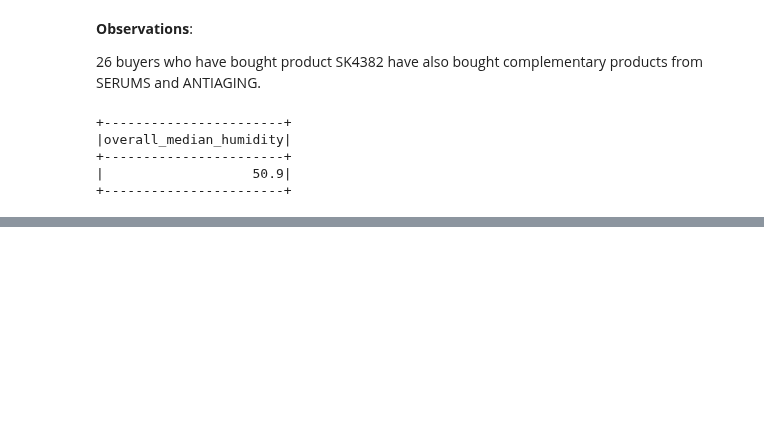
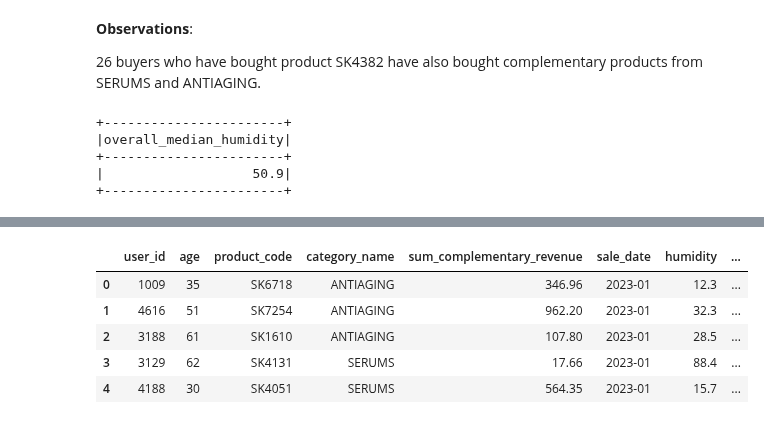
Before and after one commit to bakuncwa/btl_model, a Jupyter notebook: notebooks/skincare_prediction.ipynb, the cells around one changed output, grey strips where cells are left out. Cells and saved outputs as stored; diff of their text form; code cells hidden in the pictures; blank space fills up the shorter version.

```diff
--- a/notebooks/skincare_prediction.ipynb
+++ b/notebooks/skincare_prediction.ipynb
@@ -647,0 +579,49 @@ AnalysisException: [UNRESOLVED_COLUMN.WITH_SUGGESTION] A column or function para
+# %%
+# Target definition of buyers purchasing product SK4382 or SERUMS or ANTIAGING products at low (humidity <= 50.9) or high humidity (humidity > 50.9)
+df = spark.sql('''
+SELECT
+    user_id,
+    age,
+    product_code,
+    category_name,
+    SUM(CASE
+            WHEN category_name IN ('SERUMS', 'ANTIAGING') THEN price * quantity
+            ELSE 0
+        END) AS sum_complementary_revenue,
+    DATE_FORMAT(transaction_date, 'yyyy-MM') AS sale_date,
+    humidity,
+    weather_list,
+    temperature,
+    realfeel_list,
+    wind_speed,
+
+    CASE
+        WHEN humidity > 50.9 THEN 1
+        ELSE 0
+    END AS target
+FROM df_view
+WHERE (category_name IN ('SERUMS', 'ANTIAGING') OR product_code = 'SK4382')
+    AND transaction_date BETWEEN '2023-01-01' AND '2024-12-31'
+GROUP BY
+    user_id,
+    age,
+    product_code,
+    category_name,
+    sale_date,
+    humidity,
+    weather_list,
+    temperature,
+    realfeel_list,
+    wind_speed
+ORDER BY sale_date ASC;
+''')
+
+pdf_sabt = df.toPandas()
+pdf_sabt.head()
+# %% [output]
+|  | user_id | age | product_code | category_name | sum_complementary_revenue | sale_date | humidity | ... |
+| 0 | 1009 | 35 | SK6718 | ANTIAGING | 346.96 | 2023-01 | 12.3 | ... |
+| 1 | 4616 | 51 | SK7254 | ANTIAGING | 962.20 | 2023-01 | 32.3 | ... |
+| 2 | 3188 | 61 | SK1610 | ANTIAGING | 107.80 | 2023-01 | 28.5 | ... |
+| 3 | 3129 | 62 | SK4131 | SERUMS | 17.66 | 2023-01 | 88.4 | ... |
+| 4 | 4188 | 30 | SK4051 | SERUMS | 564.35 | 2023-01 | 15.7 | ... |
```
Also changed, not shown: parts of 12 cells of this notebook, 6 other files.
